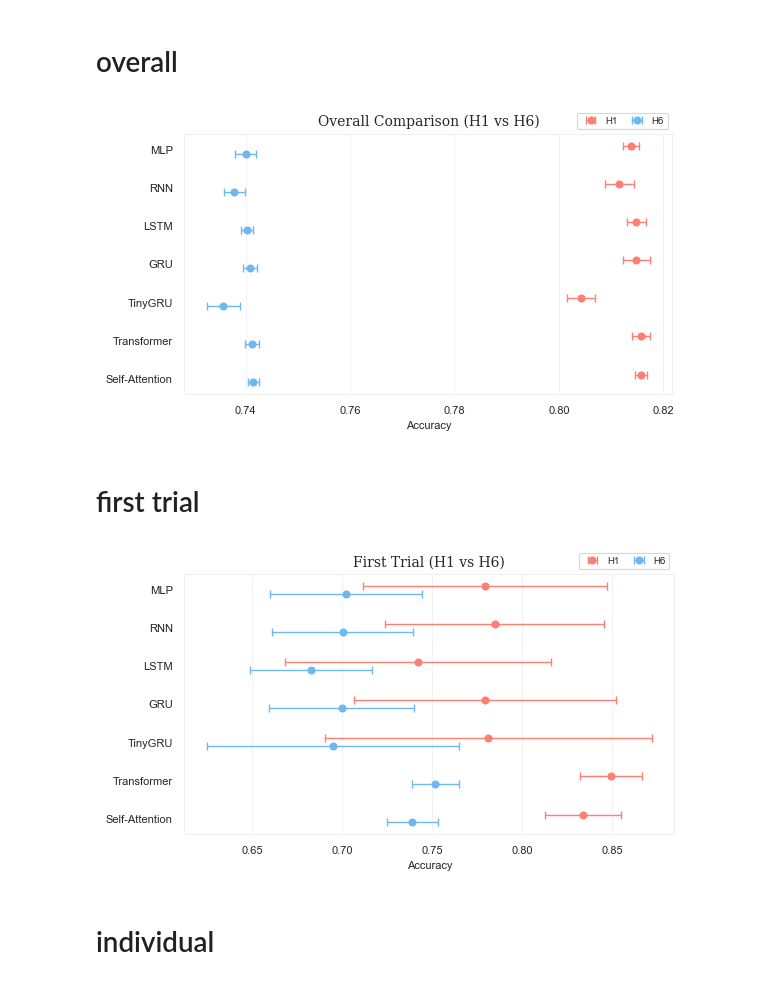
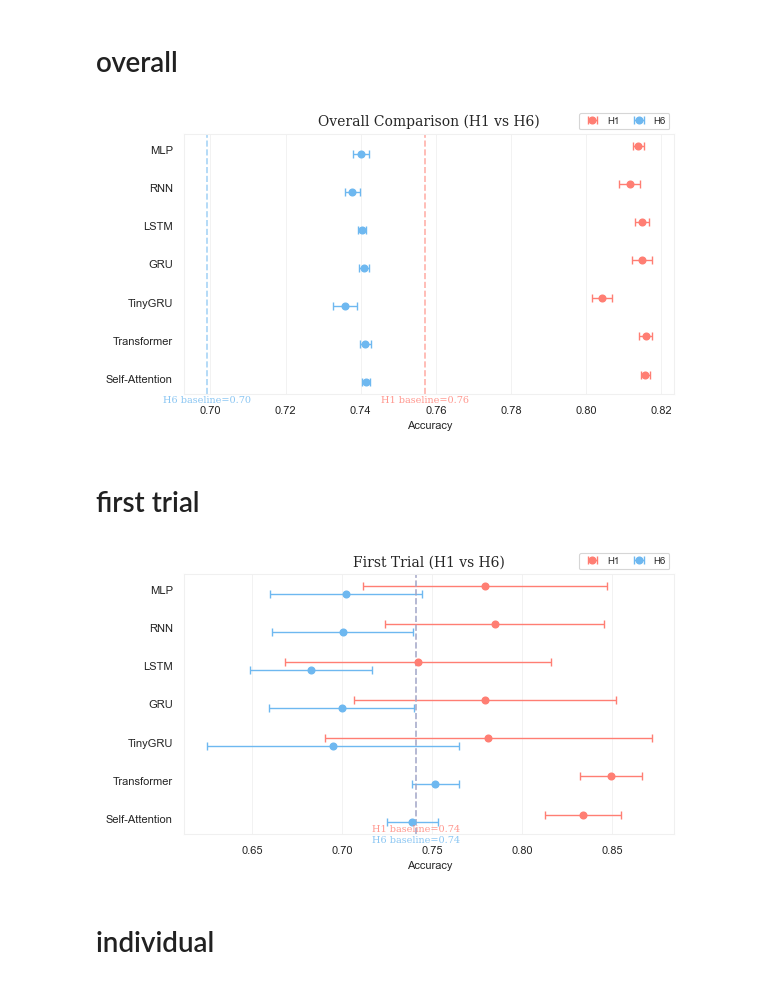
Before and after one commit to althealuo/Horizon, a Jupyter notebook: utils/analysis.ipynb, the cells around one changed output. Drawn from its saved outputs; the diff is of its cells as text; code cells hidden in the pictures.

```diff
--- a/utils/analysis.ipynb
+++ b/utils/analysis.ipynb
@@ -20,9 +20,9 @@ combined_outputs = {
     **output_all_models,  # adds "RNN", "LSTM", "GRU", etc.
 }
 # %%
-plot_error_bars(combined_outputs, title="Overall Comparison (H1 vs H6)")
+plot_error_bars(combined_outputs, title="Overall Comparison (H1 vs H6)", baseline=[0.757, 0.699])
 # %% [output]
-[figure, old version]
+[figure, new version]
 # %% [markdown]
 # first trial
 # %%
@@ -38,9 +38,9 @@ combined_first_trial = {
     **output_first_trial,  # adds "RNN", "LSTM", "GRU", etc.
 }
 # %%
-plot_error_bars(combined_first_trial, title="First Trial (H1 vs H6)")
+plot_error_bars(combined_first_trial, title="First Trial (H1 vs H6)", baseline=[0.741, 0.741])
 # %% [output]
-[figure, old version]
+[figure, new version]
 # %% [markdown]
 # individual
 # %%
```
Also changed, not shown: parts of 1 cell of this notebook, 3 other files.
